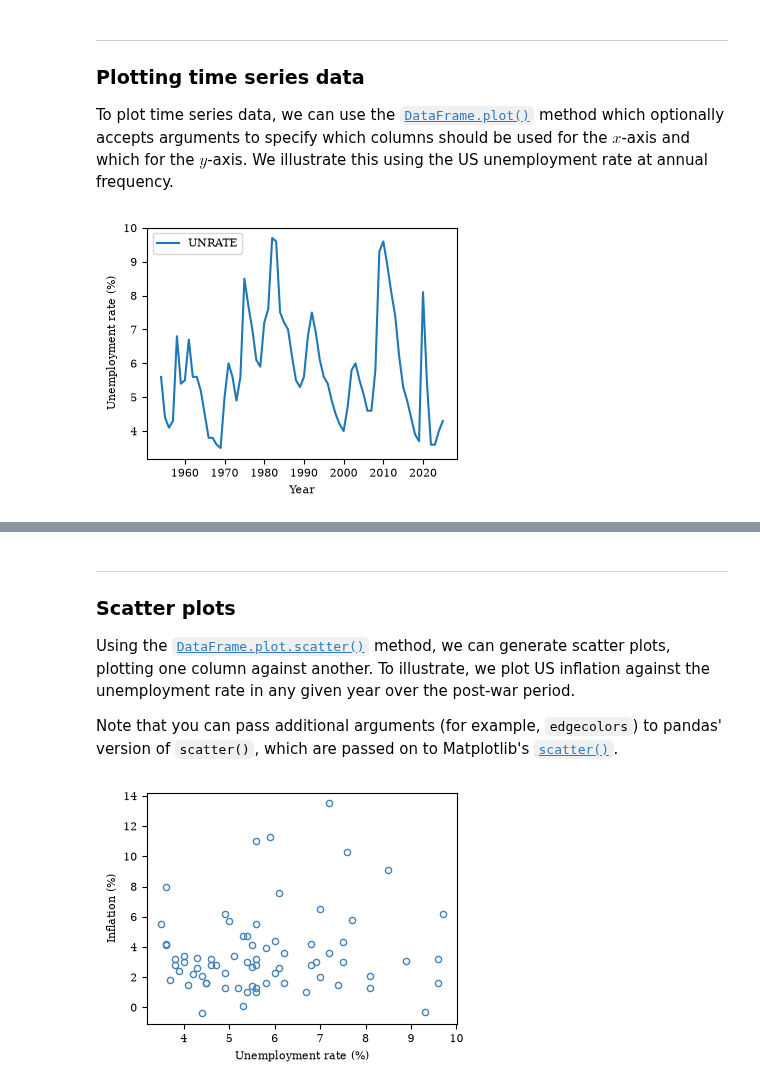
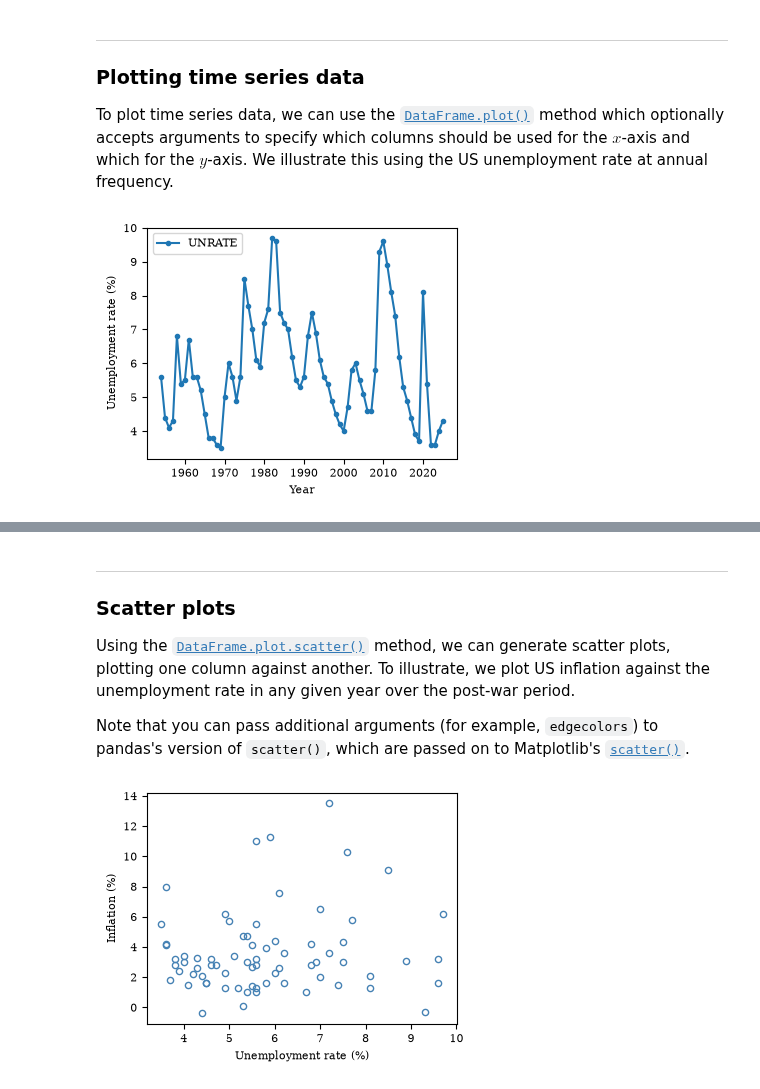
Before and after one commit to 646nwbf27y-lab/TECH2-H26, a Jupyter notebook: lectures/lecture3/lecture3.ipynb, the cells around one changed output, grey strips where cells are left out. Cells and saved outputs as stored; diff of their text form; code cells hidden in the pictures.

```diff
--- a/lectures/lecture3/lecture3.ipynb
+++ b/lectures/lecture3/lecture3.ipynb
@@ -764,16 +761,17 @@ this using the US unemployment rate at annual frequency.
 # %%
 import pandas as pd
 
 # Path to FRED data; DATA_PATH variable was defined above!
 filepath = f'{DATA_PATH}/FRED/FRED_annual.csv'
 
 # Read CSV data
 df = pd.read_csv(filepath, sep=',')
 
-# Plot unemployment rate by year
-_ = df.plot(x='Year', y='UNRATE', ylabel='Unemployment rate (%)')
+# Plot unemployment rate by year using a line plot with circular markers
+# and marker size 3
+_ = df.plot(x='Year', y='UNRATE', marker='o', ms=3, ylabel='Unemployment rate (%)')
 # %% [output]
-[figure, old version]
+[figure, new version]
 # %% [markdown]
 <div style="padding: 0.8em 1em 0.5em 1em; border: 2pt solid #1d91c0;">
 <p style="font-weight: bold; font-size: 1.5em; color: #1d91c0;">Your turn</p>
@@ -797,7 +796,7 @@ we can generate scatter plots, plotting one column
 against another. To illustrate, we plot US inflation against the unemployment
 rate in any given year over the post-war period.
 
-Note that you can pass additional arguments (for example, `edgecolors`) to pandas'
+Note that you can pass additional arguments (for example, `edgecolors`) to pandas's
 version of `scatter()`, which are passed on to Matplotlib's
 [`scatter()`](https://matplotlib.org/stable/api/_as_gen/matplotlib.axes.Axes.scatter.html).
 # %%
```
Also changed, not shown: parts of 9 cells of this notebook, 2 other files.
